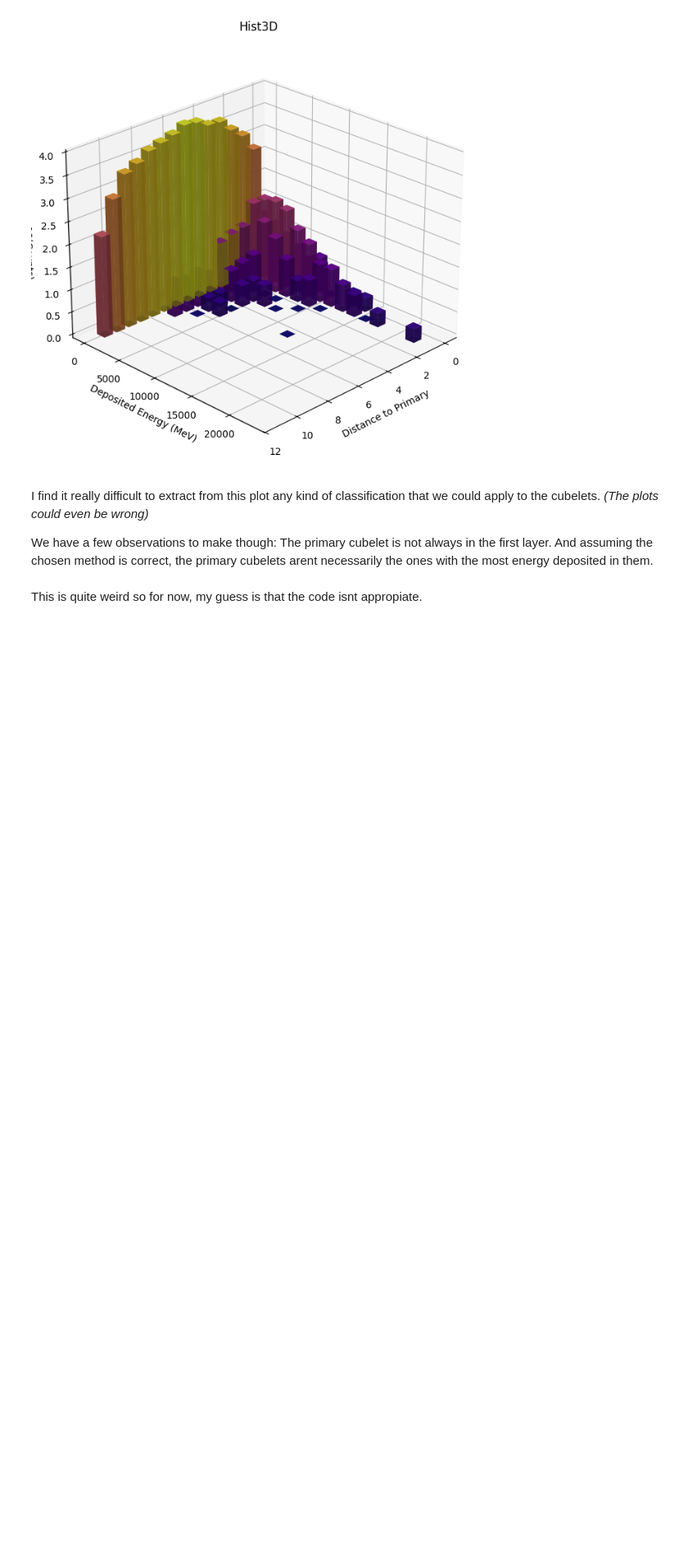
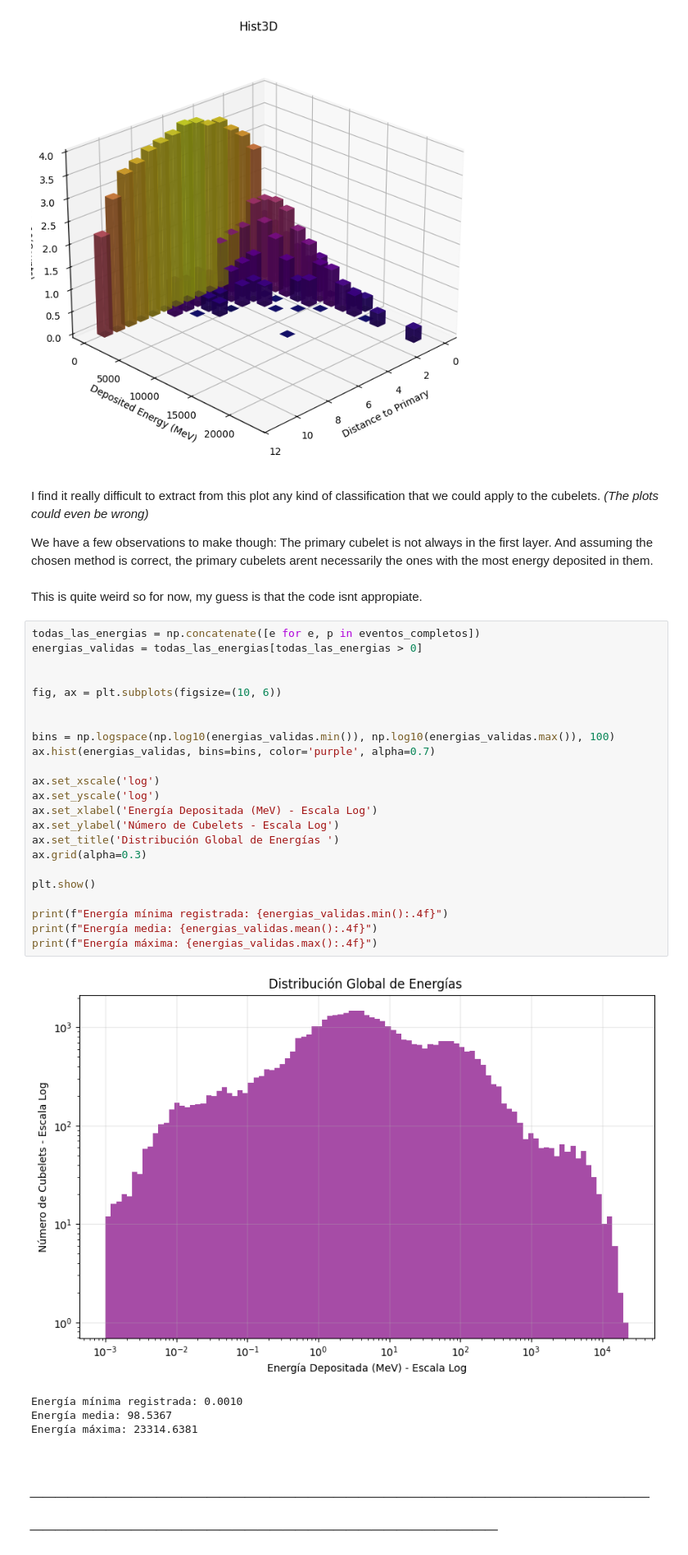
Before and after one commit to a-saborido/SNN-Cal, a Jupyter notebook: test_scripts/plots.ipynb, the cells around one changed output. Shown at 82% size. Saved outputs shown, nothing was run; the diff lists cells and outputs as text; blank space fills up the shorter version.

```diff
--- a/test_scripts/plots.ipynb
+++ b/test_scripts/plots.ipynb
@@ -236,3 +236,33 @@ I find it really difficult to extract from this plot any kind of classification
 We have a few observations to make though: The primary cubelet is not always in the first layer. And assuming the chosen method is correct, the primary cubelets arent necessarily the ones with the most energy deposited in them.
 # %% [markdown]
 This is quite weird so for now, my guess is that the code isnt appropiate.
+# %%
+todas_las_energias = np.concatenate([e for e, p in eventos_completos])
+energias_validas = todas_las_energias[todas_las_energias > 0]
+
+
+fig, ax = plt.subplots(figsize=(10, 6))
+
+
+bins = np.logspace(np.log10(energias_validas.min()), np.log10(energias_validas.max()), 100)
+ax.hist(energias_validas, bins=bins, color='purple', alpha=0.7)
+
+ax.set_xscale('log')
+ax.set_yscale('log')
+ax.set_xlabel('Energía Depositada (MeV) - Escala Log')
+ax.set_ylabel('Número de Cubelets - Escala Log')
+ax.set_title('Distribución Global de Energías ')
+ax.grid(alpha=0.3)
+
+plt.show()
+
+print(f"Energía mínima registrada: {energias_validas.min():.4f}")
+print(f"Energía media: {energias_validas.mean():.4f}")
+print(f"Energía máxima: {energias_validas.max():.4f}")
+# %% [output]
+[figure, added]
+Energía mínima registrada: 0.0010
+Energía media: 98.5367
+Energía máxima: 23314.6381
+# %% [markdown]
+# *______________________________________________________________________________________*
```
Also changed, not shown: parts of 5 cells of this notebook, 52 other files.
